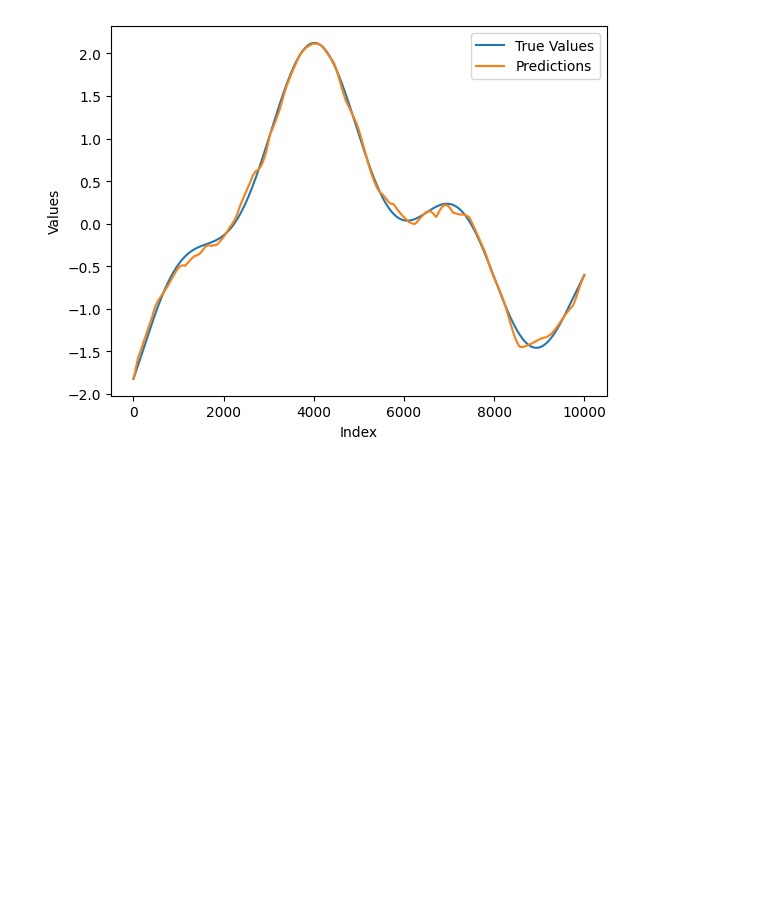
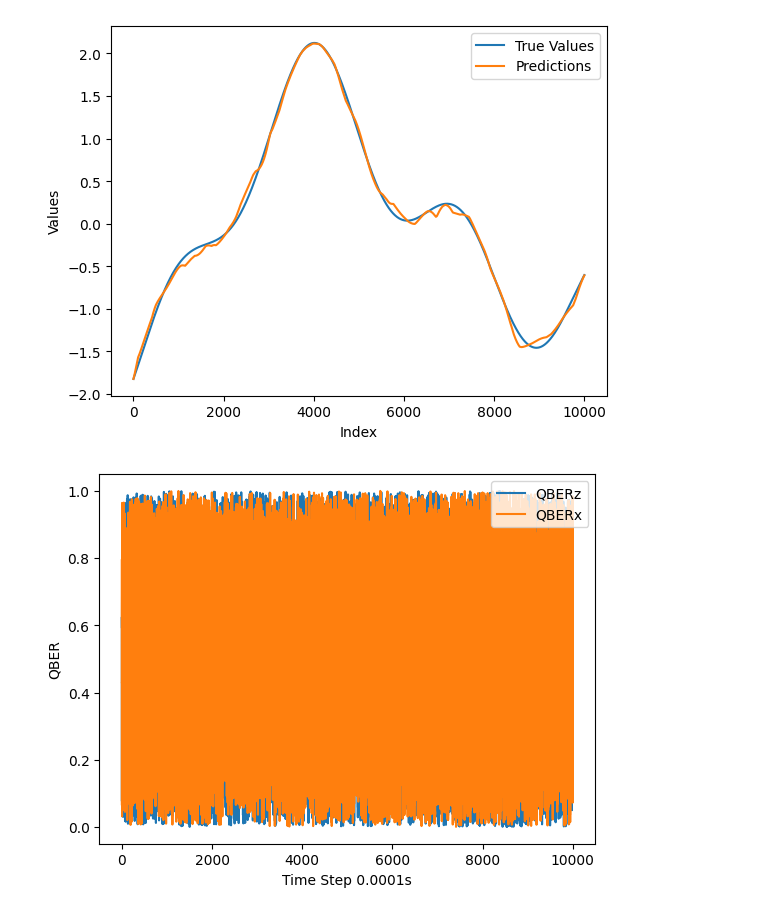
Before and after one commit to callmechristian/qnctrl, a Jupyter notebook: test.ipynb, the cells around one changed output. Saved outputs shown, nothing was run; the diff lists cells and outputs as text; code cells hidden in the pictures; blank space fills up the shorter version.

```diff
--- a/test.ipynb
+++ b/test.ipynb
@@ -98,3 +98,25 @@ plt.xlabel('Index')
 plt.show()
 # %% [output]
 [figure]
+# %%
+from environment.models import VariedControlledFixedEnv
+import matplotlib.pyplot as plt
+
+env = VariedControlledFixedEnv()
+env.max_t = 1
+
+env.reset()
+
+while not env.done:
+    env.step()
+
+QBER = env.get_qber()
+
+plt.plot(QBER[:,0],label='QBERz')
+plt.plot(QBER[:,1],label='QBERx')
+plt.legend(loc = 'upper right')
+plt.ylabel('QBER')
+plt.xlabel(f'Time Step {env.delta_t}s')
+plt.show()
+# %% [output]
+[figure, added]
```
Also changed, not shown: 4 other files.
